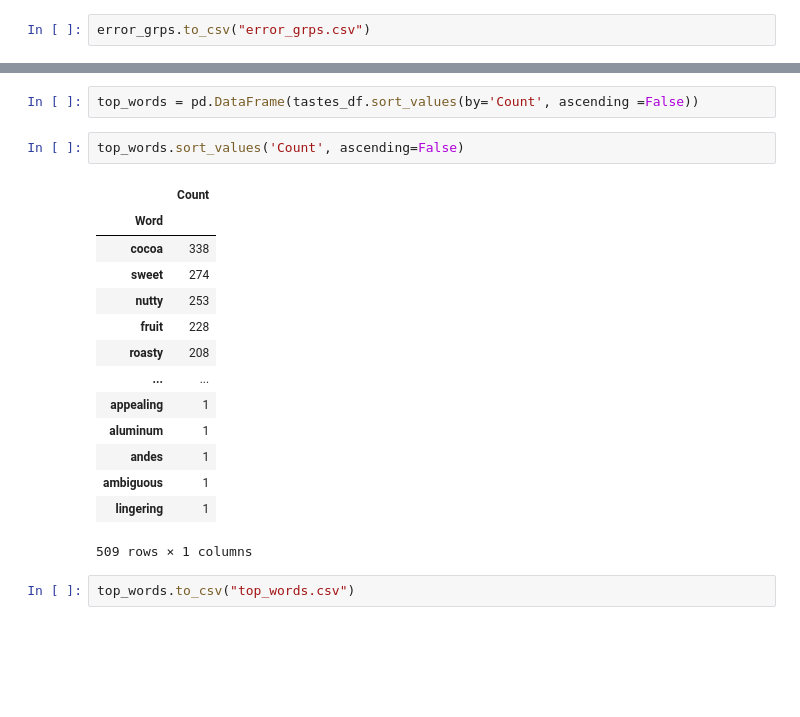
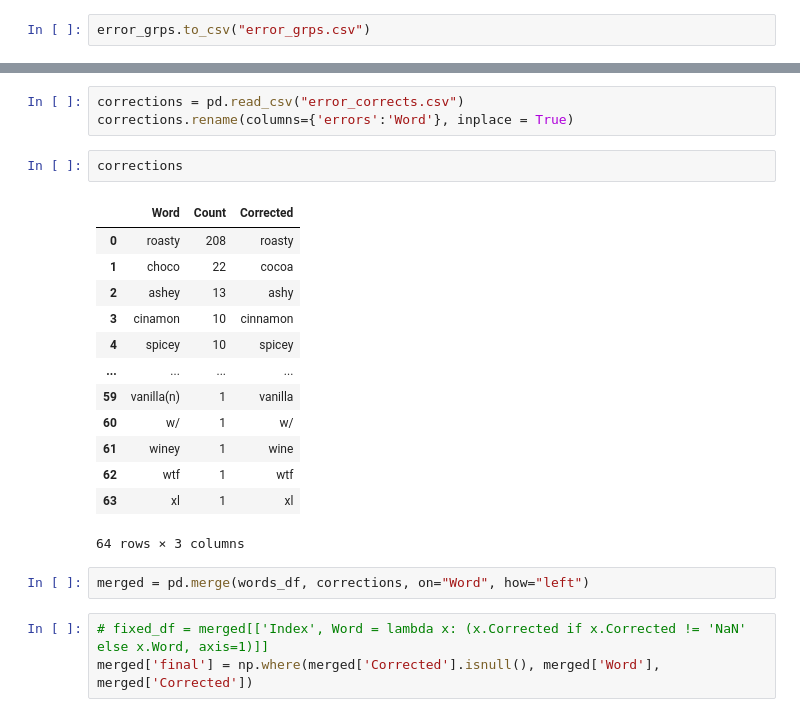
Before and after one commit to ambermiddendorf/chocolate_lovers, a Jupyter notebook: word_files/Tastes.ipynb, the cells around one changed output, grey strips where cells are left out. Saved outputs shown, nothing was run; the diff lists cells and outputs as text; blank space fills up the shorter version.

```diff
--- a/Tastes.ipynb
+++ b/word_files/Tastes.ipynb
@@ -161,21 +143,24 @@ tastes_df
-# %%
-top_words = pd.DataFrame(tastes_df.sort_values(by='Count', ascending =False))
-# %%
-top_words.sort_values('Count', ascending=False)
-# %% [output]
-|  | Count |
-| Word |  |
-| cocoa | 338 |
-| sweet | 274 |
-| nutty | 253 |
-| fruit | 228 |
-| roasty | 208 |
-| ... | ... |
-| appealing | 1 |
-| aluminum | 1 |
-| andes | 1 |
-| ambiguous | 1 |
-| lingering | 1 |
-509 rows × 1 columns
-# %%
-top_words.to_csv("top_words.csv")
+# %%
+corrections = pd.read_csv("error_corrects.csv")
+corrections.rename(columns={'errors':'Word'}, inplace = True)
+# %%
+corrections
+# %% [output]
+|  | Word | Count | Corrected |
+| 0 | roasty | 208 | roasty |
+| 1 | choco | 22 | cocoa |
+| 2 | ashey | 13 | ashy |
+| 3 | cinamon | 10 | cinnamon |
+| 4 | spicey | 10 | spicey |
+| ... | ... | ... | ... |
+| 59 | vanilla(n) | 1 | vanilla |
+| 60 | w/ | 1 | w/ |
+| 61 | winey | 1 | wine |
+| 62 | wtf | 1 | wtf |
+| 63 | xl | 1 | xl |
+64 rows × 3 columns
+# %%
+merged = pd.merge(words_df, corrections, on="Word", how="left")
+# %%
+# fixed_df = merged[['Index', Word = lambda x: (x.Corrected if x.Corrected != 'NaN' else x.Word, axis=1)]]
+merged['final'] = np.where(merged['Corrected'].isnull(), merged['Word'], merged['Corrected'])
```
Also changed, not shown: parts of 22 cells of this notebook, 8 other files.
